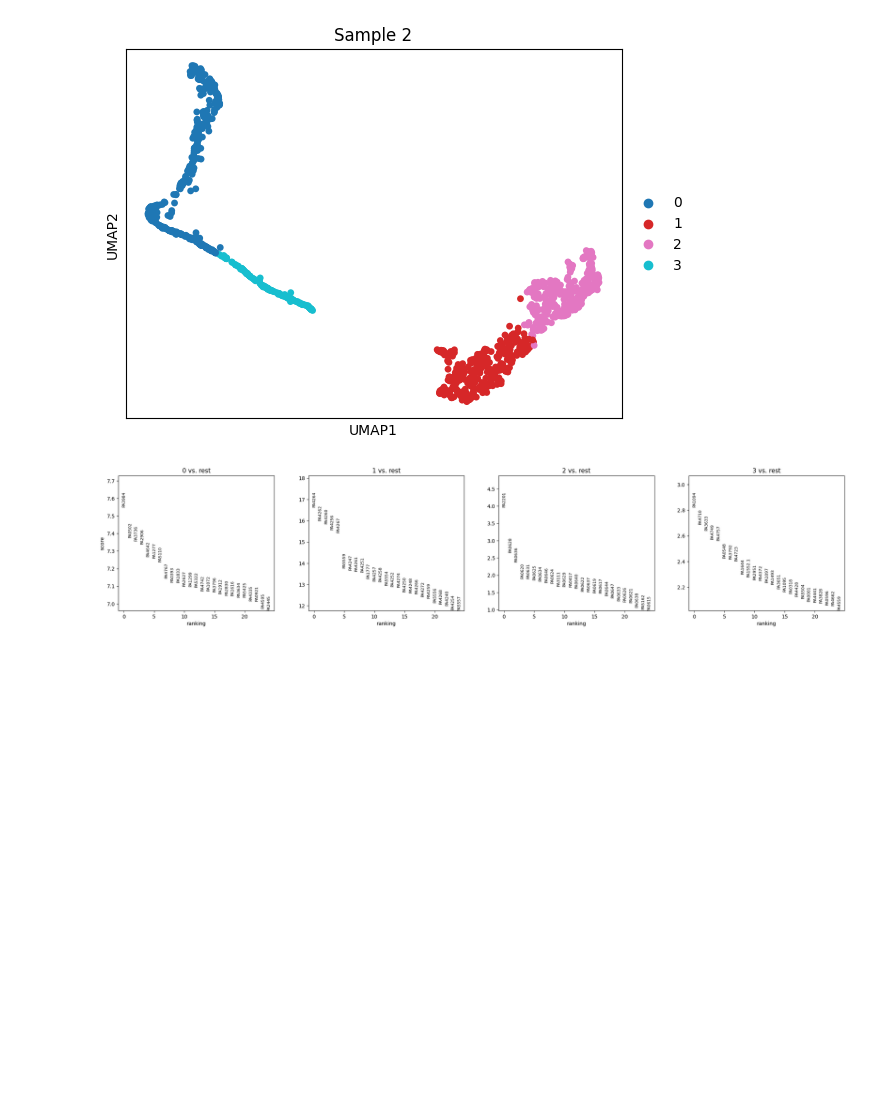
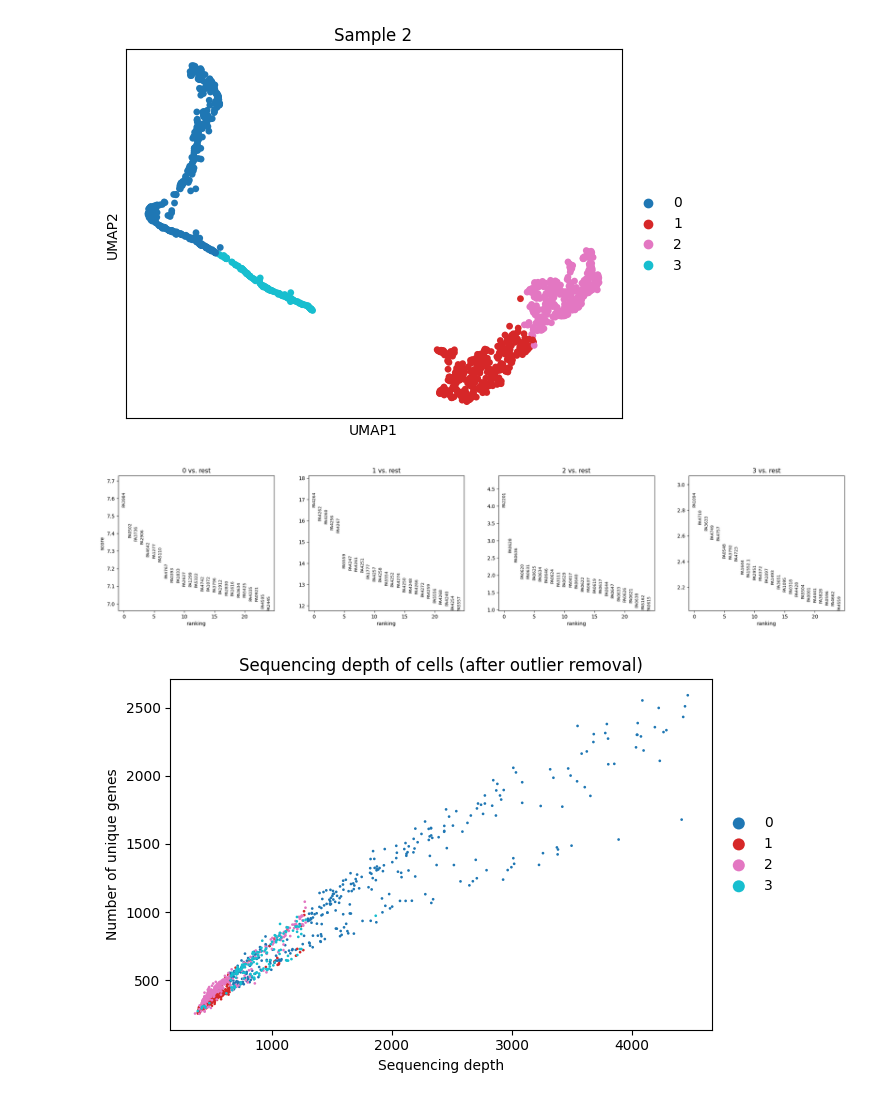
Before and after one commit to bio-datascience/BacSC, a Jupyter notebook: analysis/P_aero_S2S3/first_look_S2_filtered_NMD.ipynb, the cells around one changed output. Drawn from its saved outputs; the diff is of its cells as text; code cells hidden in the pictures; blank space fills up the shorter version.

Commit message:
update repo data

```diff
--- a/analysis/P_aero_S2S3/first_look_S2_filtered_NMD.ipynb
+++ b/analysis/P_aero_S2S3/first_look_S2_filtered_NMD.ipynb
@@ -695,3 +708,11 @@ sc.tl.rank_genes_groups(data_gene, 'leiden_opt', method='wilcoxon')
 sc.pl.rank_genes_groups(data_gene, n_genes=25, sharey=False)
 # %% [output]
 [figure]
+# %%
+sc.pl.scatter(data_gene, x='total_counts', y='n_genes_by_counts', show=False, size=15, color="leiden_opt")
+plt.title("Sequencing depth of cells (after outlier removal)")
+plt.xlabel("Sequencing depth")
+plt.ylabel("Number of unique genes")
+plt.show()
+# %% [output]
+[figure, added]
```
Also changed, not shown: parts of 7 cells of this notebook, 7 other files.
